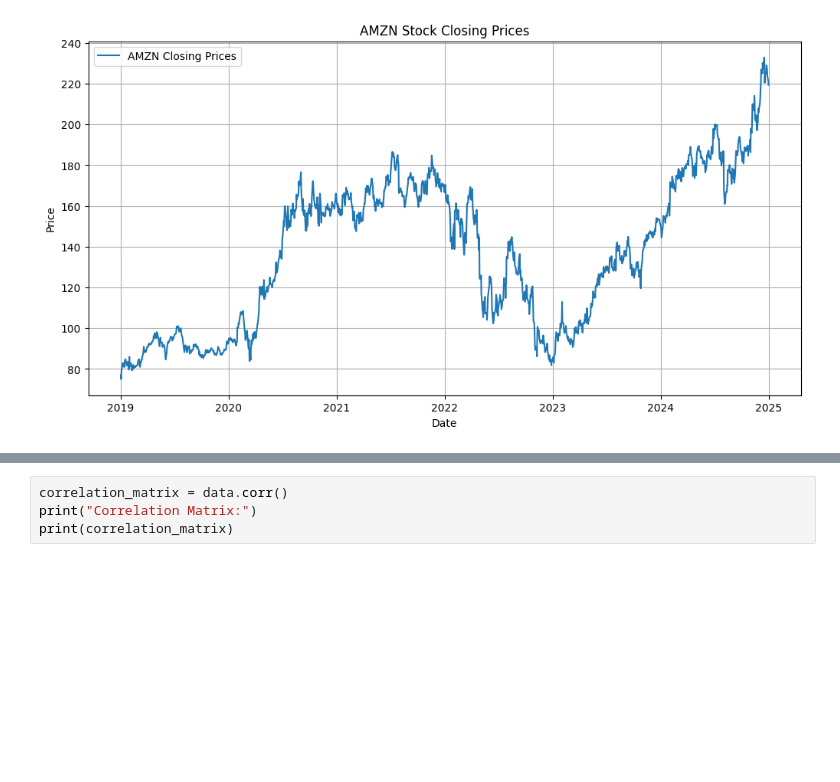
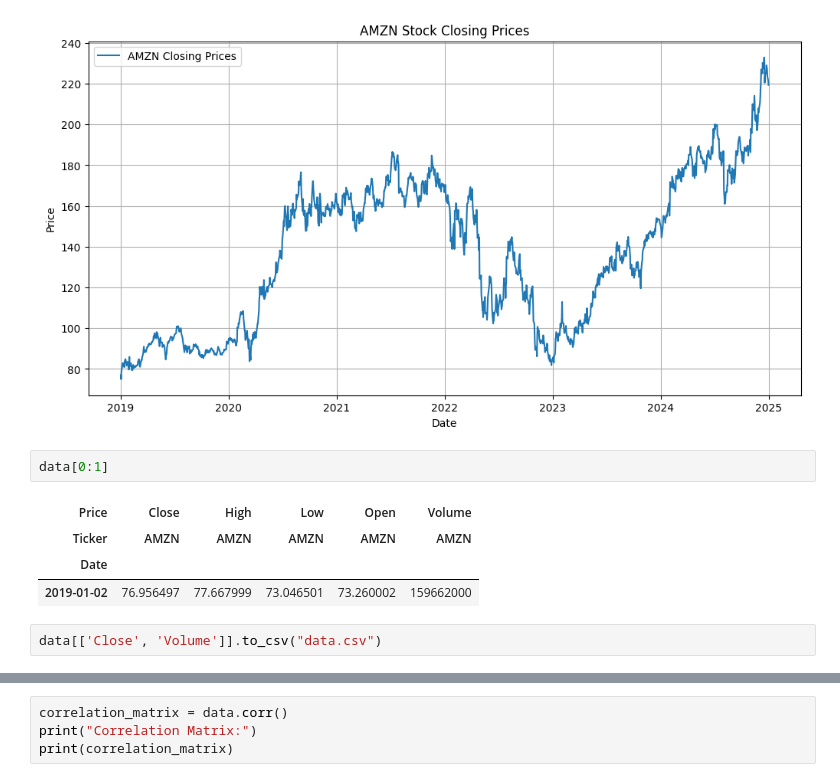
Before and after one commit to Gentlemath/37712_final_TFT_for_Finance, a Jupyter notebook: Final_Notbook.ipynb, the cells around one changed output, grey strips where cells are left out. Saved outputs shown, nothing was run; the diff lists cells and outputs as text; blank space fills up the shorter version.

```diff
--- a/Final_Notbook.ipynb
+++ b/Final_Notbook.ipynb
@@ -60,3 +64,12 @@ Date
 2019-01-07  81.475502  81.727997  79.459503  80.115501  159864000
 2019-01-08  82.829002  83.830498  80.830498  83.234497  177628000
 [figure]
+# %%
+data[0:1]
+# %% [output]
+| Price | Close | High | Low | Open | Volume |
+| Ticker | AMZN | AMZN | AMZN | AMZN | AMZN |
+| Date |  |  |  |  |  |
+| 2019-01-02 | 76.956497 | 77.667999 | 73.046501 | 73.260002 | 159662000 |
+# %%
+data[['Close', 'Volume']].to_csv("data.csv")
```
Also changed, not shown: parts of 27 cells of this notebook.
